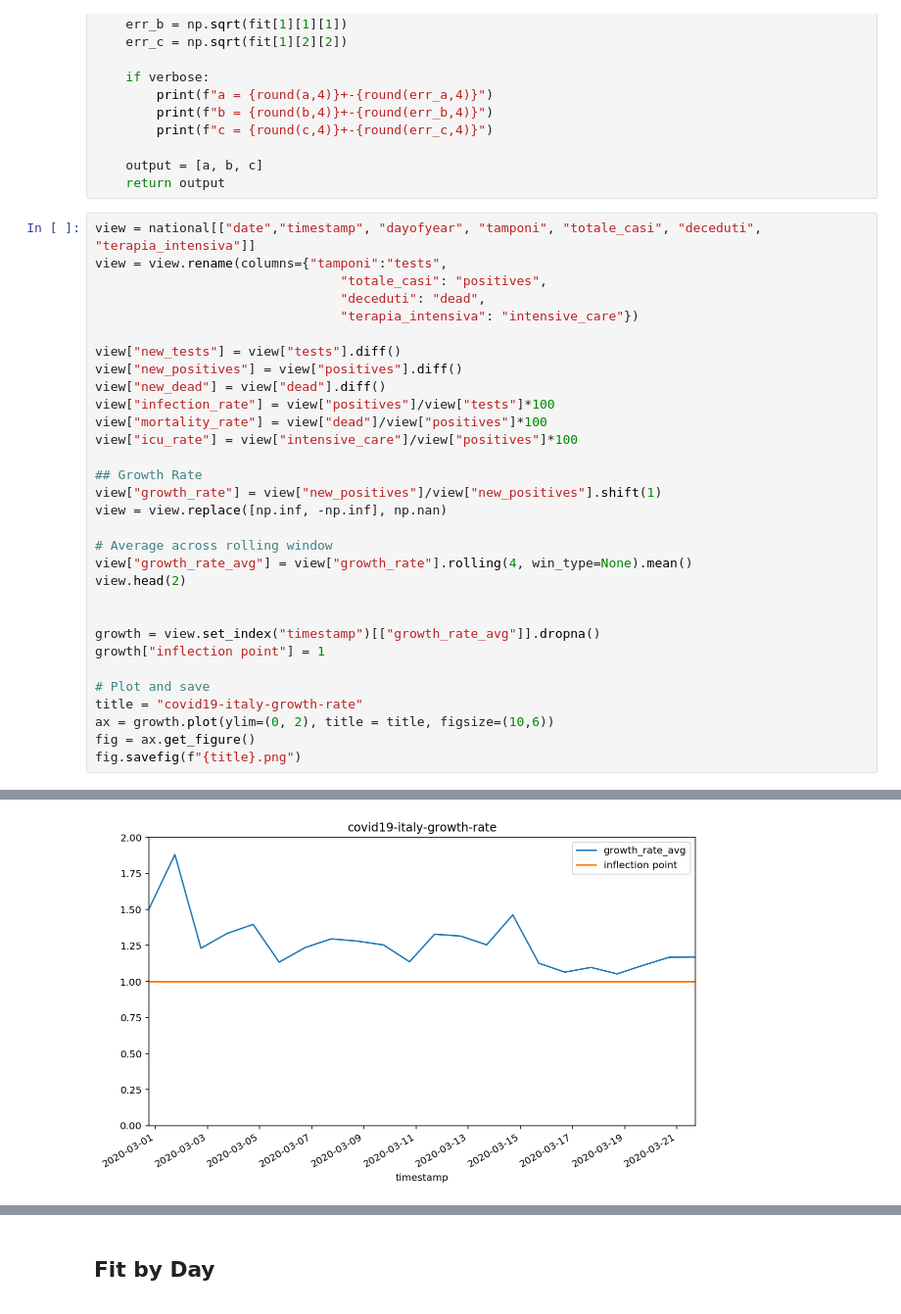
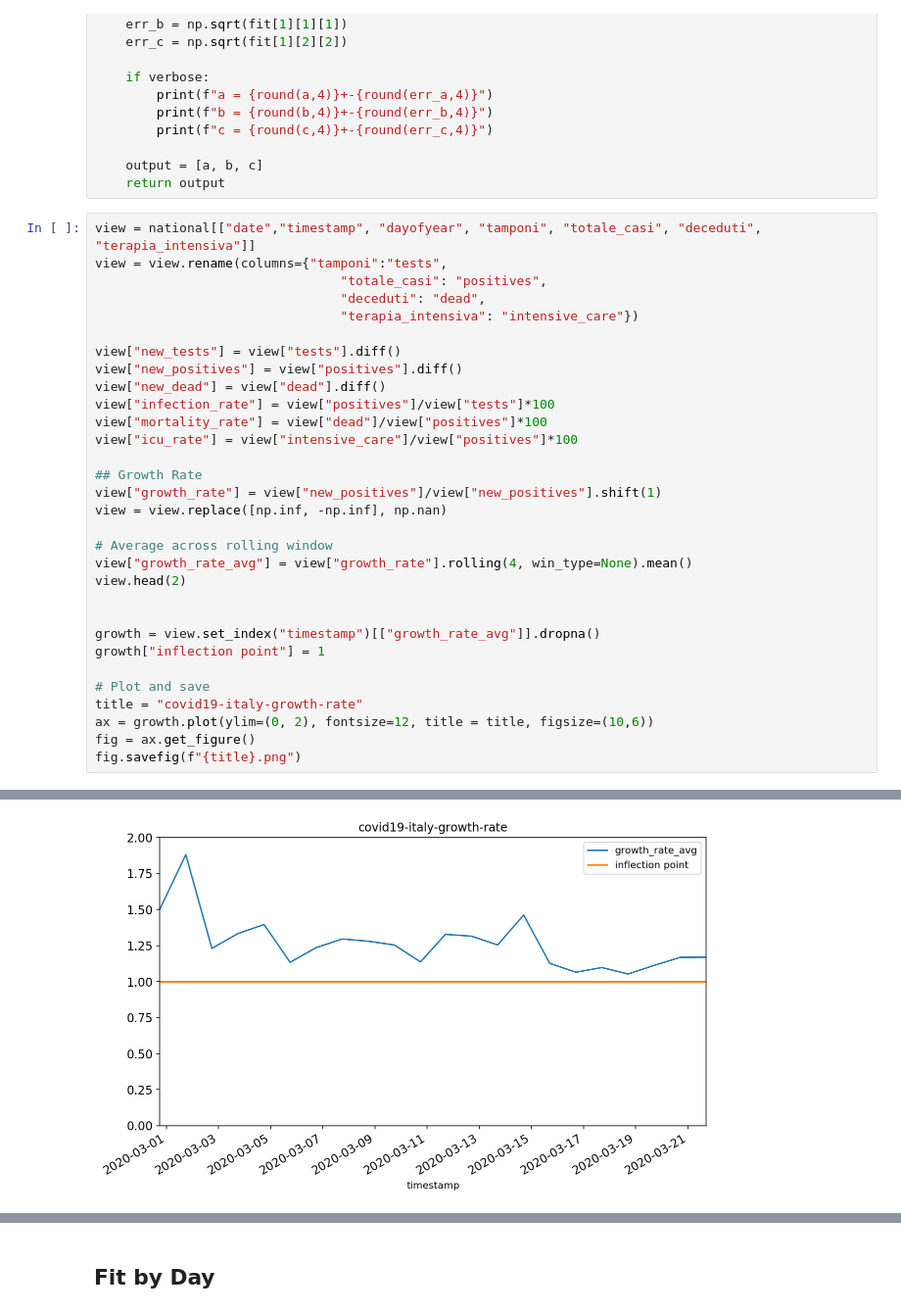
Before and after one commit to LorisMarini/coronavirus, a Jupyter notebook: covid19-analysis-italy.ipynb, the cells around one changed output, grey strips where cells are left out. Shown at 98% size. Drawn from its saved outputs; the diff is of its cells as text.

```diff
--- a/covid19-analysis-italy.ipynb
+++ b/covid19-analysis-italy.ipynb
@@ -87,35 +87,35 @@ view = view.rename(columns={"tamponi":"tests",
                                 "deceduti": "dead",
                                 "terapia_intensiva": "intensive_care"})
 
 view["new_tests"] = view["tests"].diff()
 view["new_positives"] = view["positives"].diff()
 view["new_dead"] = view["dead"].diff()
 view["infection_rate"] = view["positives"]/view["tests"]*100
 view["mortality_rate"] = view["dead"]/view["positives"]*100
 view["icu_rate"] = view["intensive_care"]/view["positives"]*100
 
 ## Growth Rate
 view["growth_rate"] = view["new_positives"]/view["new_positives"].shift(1)
 view = view.replace([np.inf, -np.inf], np.nan)
 
 # Average across rolling window
 view["growth_rate_avg"] = view["growth_rate"].rolling(4, win_type=None).mean()
 view.head(2)
 
 
 growth = view.set_index("timestamp")[["growth_rate_avg"]].dropna()
 growth["inflection point"] = 1
 
 # Plot and save
 title = "covid19-italy-growth-rate"
-ax = growth.plot(ylim=(0, 2), title = title, figsize=(10,6))
+ax = growth.plot(ylim=(0, 2), fontsize=12, title = title, figsize=(10,6))
 fig = ax.get_figure()
 fig.savefig(f"{title}.png")
 # %% [output]
 |  | date | timestamp | dayofyear | tests | positives | dead | intensive_care | new_tests | new_positives | ... |
 | 0 | 2020-02-24 | 2020-02-24 18:00:00 | 55 | 4324 | 229 | 7 | 26 | nan | nan | ... |
 | 1 | 2020-02-25 | 2020-02-25 18:00:00 | 56 | 8623 | 322 | 10 | 35 | 4299.000 | 93.000 | ... |
-[figure, old version]
+[figure, new version]
 # %%
 # Plot
 title = "covid19-italy-rates"
```
Also changed, not shown: parts of 3 cells of this notebook, 3 other files.
